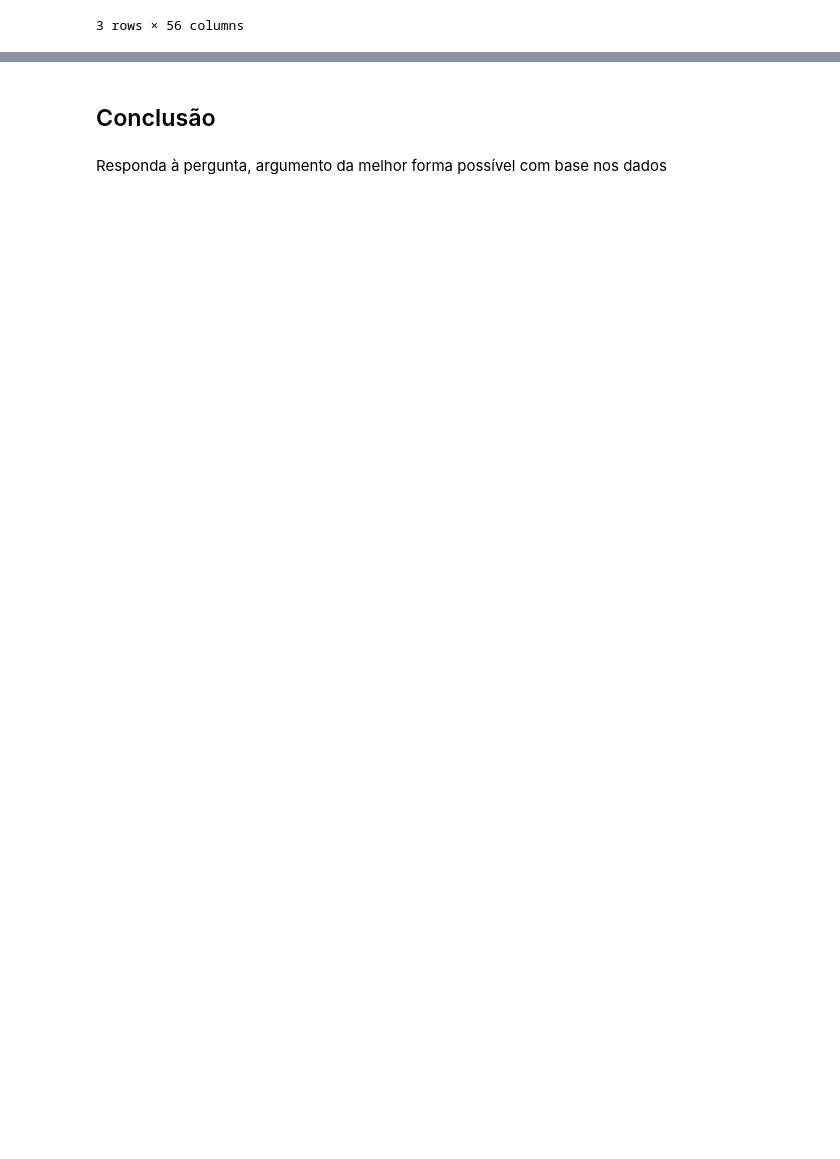
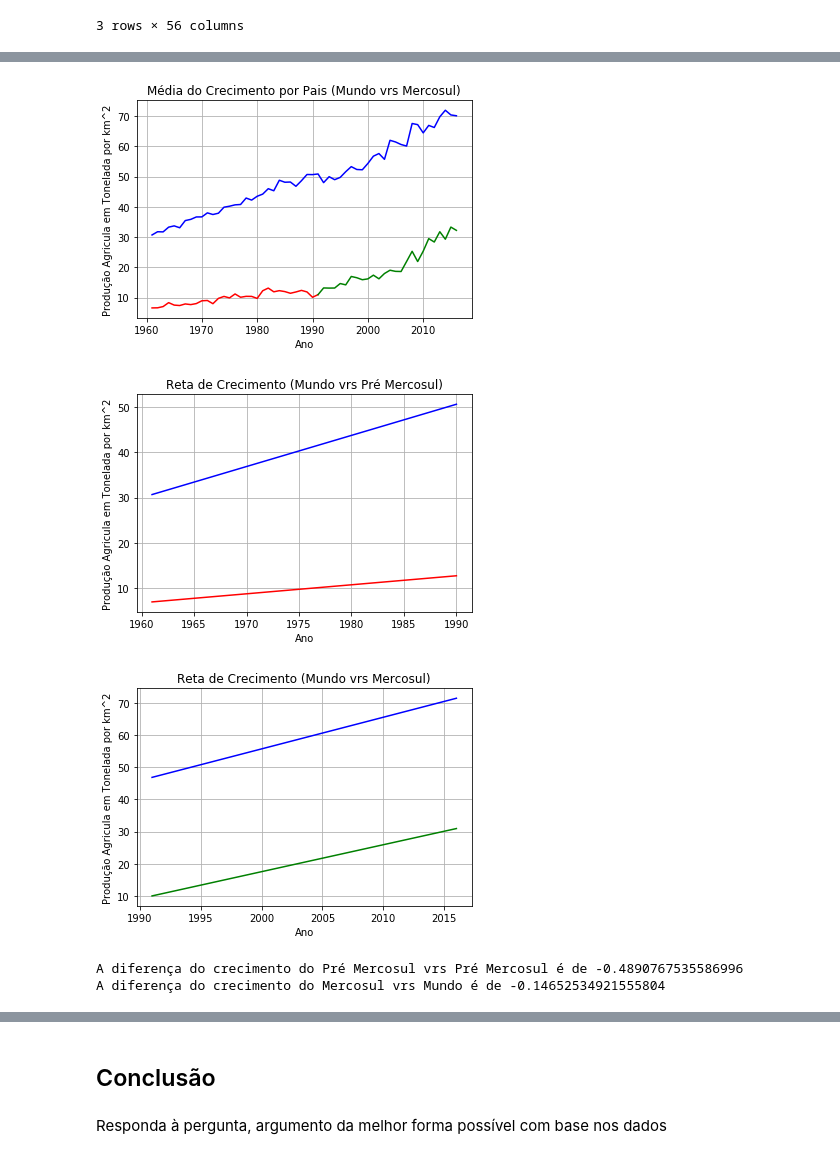
Before and after one commit to Peng1104/Ciencia-dos-Dados, a Jupyter notebook: Projeto1.ipynb, the cells around one changed output, grey strips where cells are left out. Drawn from its saved outputs; the diff is of its cells as text; code cells hidden in the pictures; blank space fills up the shorter version.

```diff
--- a/Projeto1.ipynb
+++ b/Projeto1.ipynb
@@ -153,3 +170,41 @@ mkPlot([media_mundial, media_pre_mercosul, media_mercosul], ["b", "r", "g"])
+# %%
+# Lista para armazenar as Diferanças
+
+resultados = []
+# %%
+# Mercosul fundado em 1 de janeiro de 1991
+
+ano = 1991
+pre_resultados = []
+
+pre_mercosul = data.loc[("Argentina", "Brazil", "Paraguay", "Uruguay"), ano>=data.columns]
+mercosul = data.loc[("Argentina", "Brazil", "Paraguay", "Uruguay"), ano<=data.columns]
+
+media_pre_mercosul = getMedia(pre_mercosul)
+media_mercosul = getMedia(mercosul)
+
+mkPlot([media_mundial, media_pre_mercosul, media_mercosul], ["b", "r", "g"])
+show("Média do Crecimento por Pais (Mundo vrs Mercosul)", "Ano", "Produção Agricula em Tonelada por km^2")
+
+valores = retas([media_mundial, media_pre_mercosul], ["b", "r"], end=ano)
+show("Reta de Crecimento (Mundo vrs Pré Mercosul)", "Ano", "Produção Agricula em Tonelada por km^2")
+
+pre_resultados.append(["Pré Mercosul vrs Pré Mercosul", valores[1] - valores[0]])
+
+valores = retas([media_mundial, media_mercosul], ["b", "g"], start=ano)
+show("Reta de Crecimento (Mundo vrs Mercosul)", "Ano", "Produção Agricula em Tonelada por km^2")
+
+pre_resultados.append(["Mercosul vrs Mundo", (valores[1] - valores[0])])
+
+for dados in pre_resultados:
+    print("A diferença do crecimento do {0} é de {1}".format(dados[0], dados[1]))
+    resultados.extend(pre_resultados)
+# %% [output]
+[figure, added]
+[figure, added]
+[figure, added]
+A diferença do crecimento do Pré Mercosul vrs Pré Mercosul é de -0.4890767535586996
+A diferença do crecimento do Mercosul vrs Mundo é de -0.14652534921555804
 # %%
 # Paises fundadores da União Europeia (1 de janeiro de 1958)
 
```
Also changed, not shown: parts of 13 cells of this notebook.
